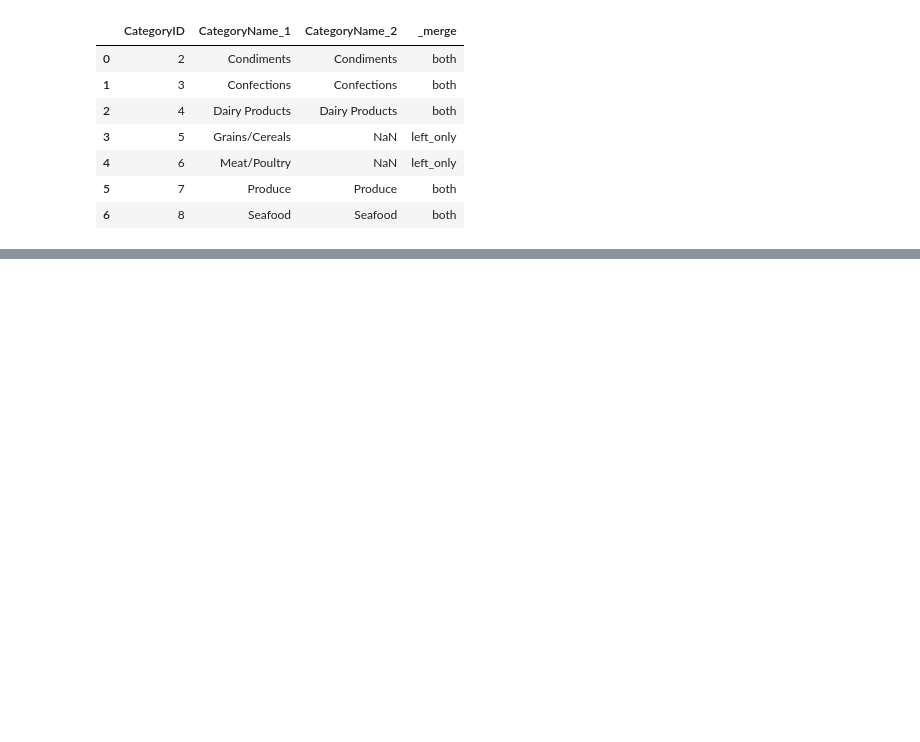
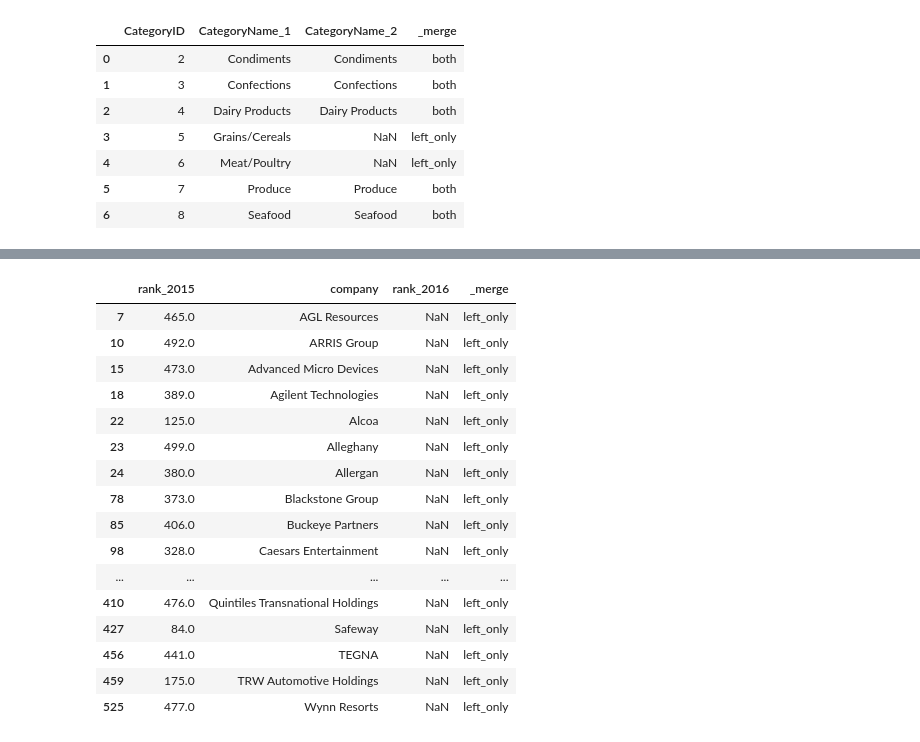
Before and after one commit to Szafranerio/Data_InDepth, a Jupyter notebook: Pandas/Pandas_Joining_Merge_Conncat.ipynb, the cells around one changed output, grey strips where cells are left out. Saved outputs shown, nothing was run; the diff lists cells and outputs as text; code cells hidden in the pictures; blank space fills up the shorter version.

```diff
--- a/Pandas/Pandas_Joining_Merge_Conncat.ipynb
+++ b/Pandas/Pandas_Joining_Merge_Conncat.ipynb
@@ -167,0 +166,7 @@ merged
+# %%
+#Challange
+f_2015 = pd.read_csv('./data/Fortune_500_2015.csv', usecols=['rank', 'company'])
+f_2016 = pd.read_csv('./data/Fortune_500_2016.csv', usecols=['rank', 'company'])
+# %%
+merged = f_2015.merge(f_2016, how='outer', indicator=True, on='company', suffixes=["_2015", "_2016"])
+merged
@@ -167,0 +187,21 @@ merged
+# %%
+only_2015 = merged[merged["_merge"] == 'left_only']
+only_2015
+# %% [output]
+|  | rank_2015 | company | rank_2016 | _merge |
+| 7 | 465.0 | AGL Resources | NaN | left_only |
+| 10 | 492.0 | ARRIS Group | NaN | left_only |
+| 15 | 473.0 | Advanced Micro Devices | NaN | left_only |
+| 18 | 389.0 | Agilent Technologies | NaN | left_only |
+| 22 | 125.0 | Alcoa | NaN | left_only |
+| 23 | 499.0 | Alleghany | NaN | left_only |
+| 24 | 380.0 | Allergan | NaN | left_only |
+| 78 | 373.0 | Blackstone Group | NaN | left_only |
+| 85 | 406.0 | Buckeye Partners | NaN | left_only |
+| 98 | 328.0 | Caesars Entertainment | NaN | left_only |
+| ... | ... | ... | ... | ... |
+| 410 | 476.0 | Quintiles Transnational Holdings | NaN | left_only |
+| 427 | 84.0 | Safeway | NaN | left_only |
+| 456 | 441.0 | TEGNA | NaN | left_only |
+| 459 | 175.0 | TRW Automotive Holdings | NaN | left_only |
+| 525 | 477.0 | Wynn Resorts | NaN | left_only |
```
Also changed, not shown: parts of 18 cells of this notebook, 1 other file.
